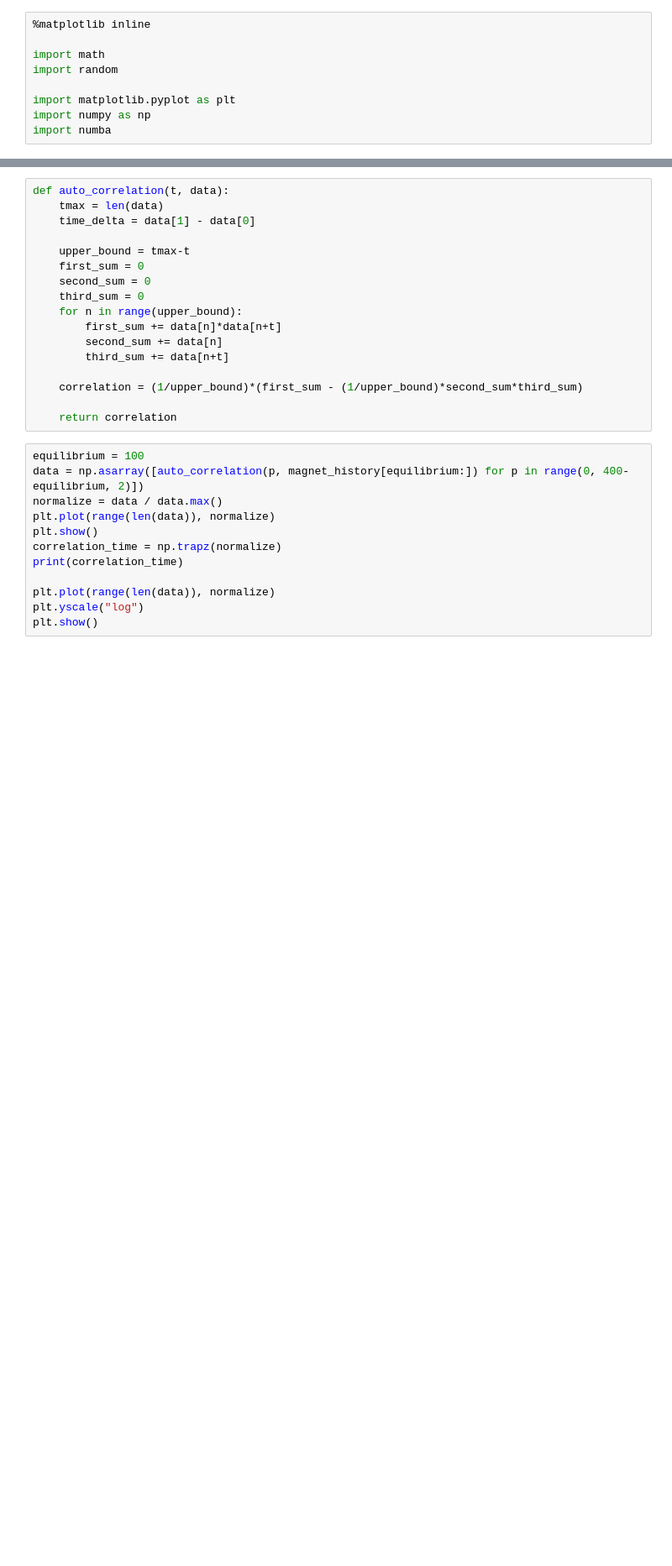
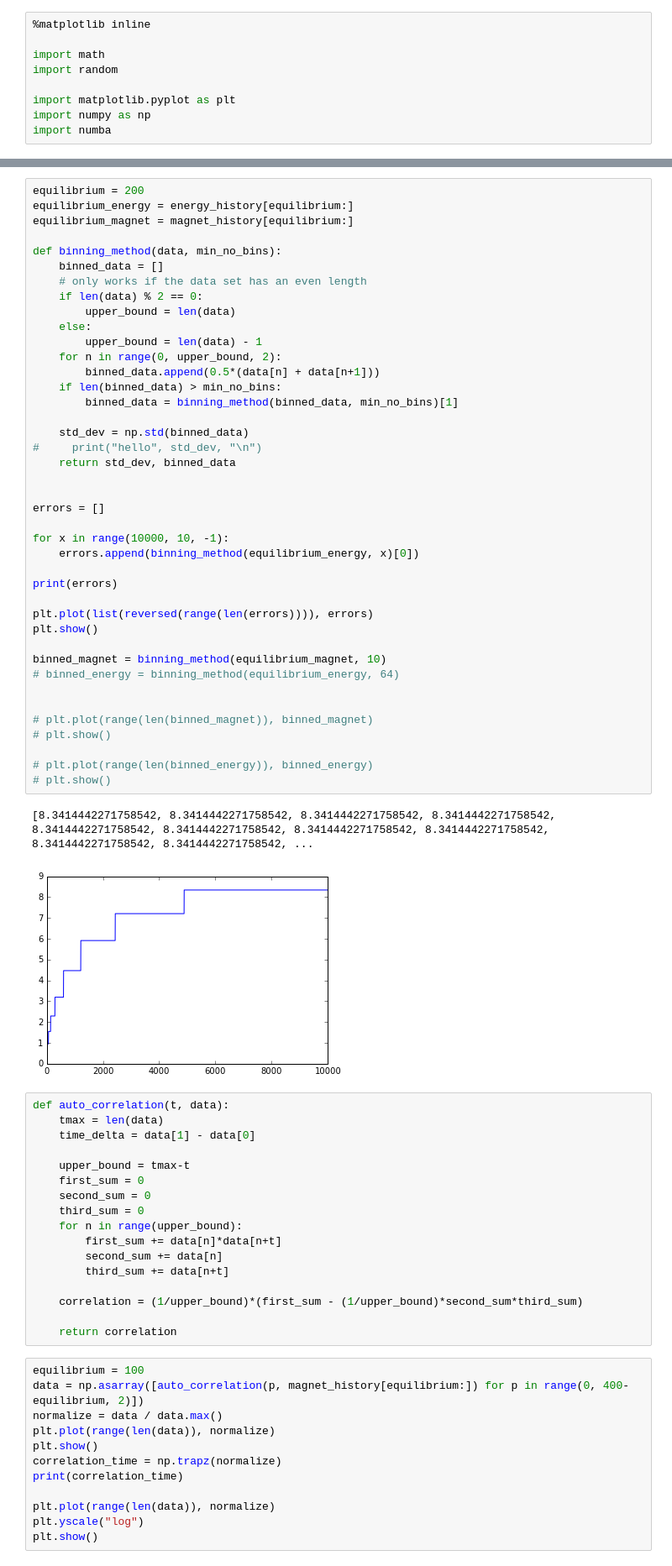
Before and after one commit to teunzwart/bachelor-project, a Jupyter notebook: code/Metropolis-Ising.ipynb, the cells around one changed output, grey strips where cells are left out. Shown at 84% size. Cells and saved outputs as stored; diff of their text form; blank space fills up the shorter version.

Commit message:
Add exact solution and start binning method

```diff
--- a/code/Metropolis-Ising.ipynb
+++ b/code/Metropolis-Ising.ipynb
@@ -95,3 +107,47 @@ plt.show()
+# %%
+equilibrium = 200
+equilibrium_energy = energy_history[equilibrium:]
+equilibrium_magnet = magnet_history[equilibrium:]
+
+def binning_method(data, min_no_bins):
+    binned_data = []
+    # only works if the data set has an even length
+    if len(data) % 2 == 0:
+        upper_bound = len(data)
+    else:
+        upper_bound = len(data) - 1
+    for n in range(0, upper_bound, 2):
+        binned_data.append(0.5*(data[n] + data[n+1]))
+    if len(binned_data) > min_no_bins:
+        binned_data = binning_method(binned_data, min_no_bins)[1]
+
+    std_dev = np.std(binned_data)
+#     print("hello", std_dev, "\n")
+    return std_dev, binned_data
+
+
+errors = []
+
+for x in range(10000, 10, -1):
+    errors.append(binning_method(equilibrium_energy, x)[0])
+
+print(errors)
+
+plt.plot(list(reversed(range(len(errors)))), errors)
+plt.show()
+
+binned_magnet = binning_method(equilibrium_magnet, 10)
+# binned_energy = binning_method(equilibrium_energy, 64)
+
+
+# plt.plot(range(len(binned_magnet)), binned_magnet)
+# plt.show()
+
+# plt.plot(range(len(binned_energy)), binned_energy)
+# plt.show()
+# %% [output]
+[8.3414442271758542, 8.3414442271758542, 8.3414442271758542, 8.3414442271758542, 8.3414442271758542, 8.3414442271758542, 8.3414442271758542, 8.3414442271758542, 8.3414442271758542, 8.3414442271758542, ...
+[figure, added]
 # %%
 def auto_correlation(t, data):
     tmax = len(data)
```
Also changed, not shown: parts of 13 cells of this notebook.
